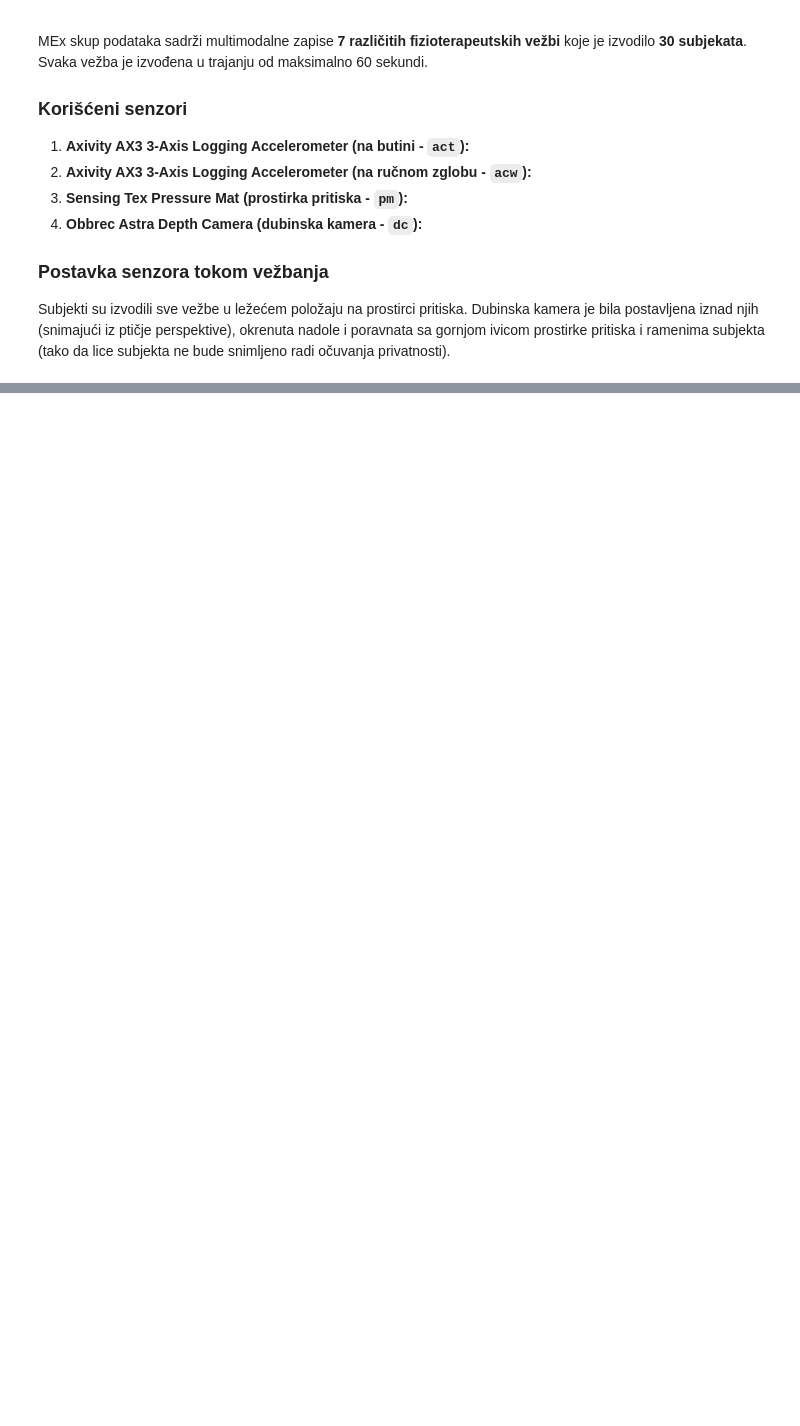
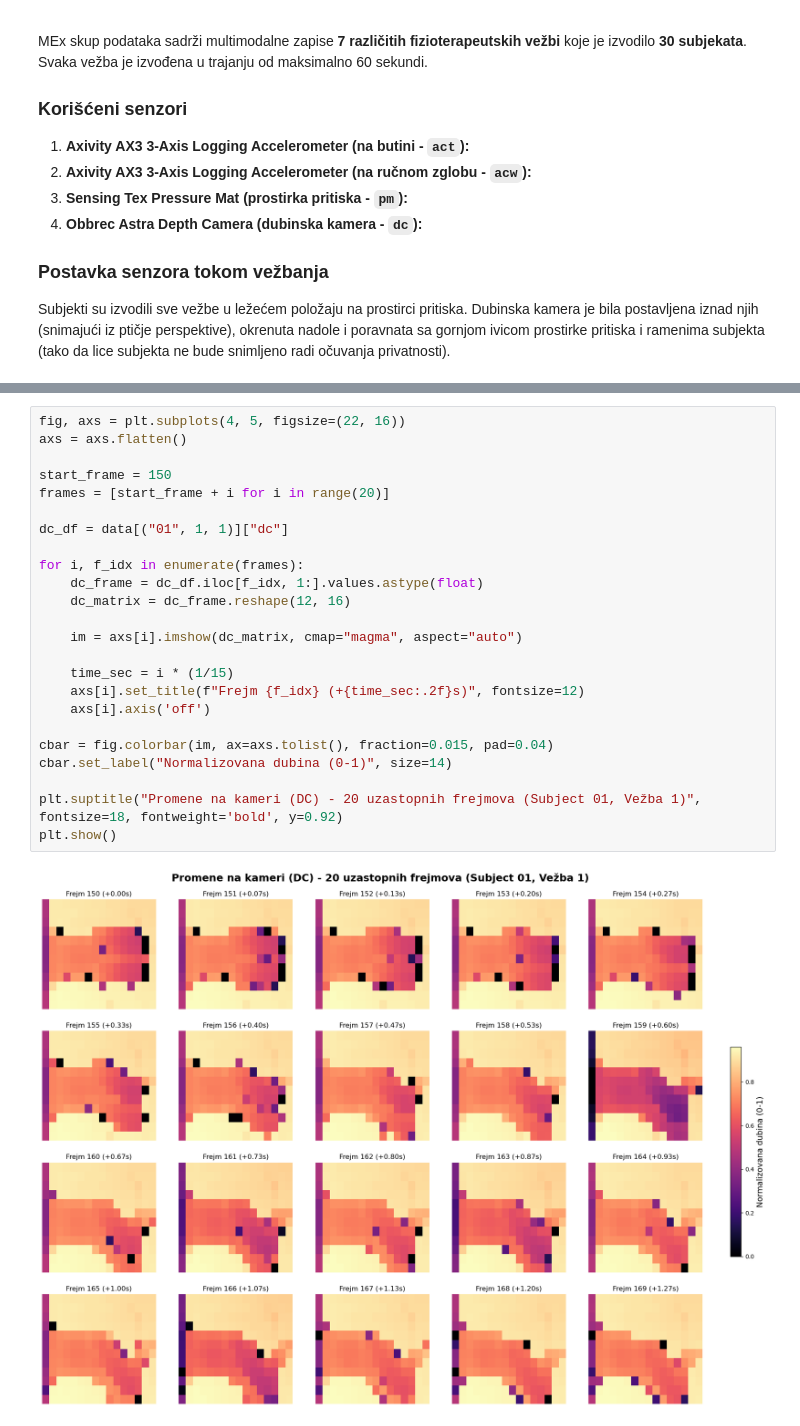
Before and after one commit to matejasilva/IP2_MEx_clustering, a Jupyter notebook: MEx.ipynb, the cells around one changed output, grey strips where cells are left out. Drawn from its saved outputs; the diff is of its cells as text; blank space fills up the shorter version.

```diff
--- a/MEx.ipynb
+++ b/MEx.ipynb
@@ -91,0 +183,26 @@ Podaci učitani. Učitano 239 sesija
+# %%
+fig, axs = plt.subplots(4, 5, figsize=(22, 16))
+axs = axs.flatten()
+
+start_frame = 150
+frames = [start_frame + i for i in range(20)]
+
+dc_df = data[("01", 1, 1)]["dc"]
+
+for i, f_idx in enumerate(frames):
+    dc_frame = dc_df.iloc[f_idx, 1:].values.astype(float)
+    dc_matrix = dc_frame.reshape(12, 16)
+
+    im = axs[i].imshow(dc_matrix, cmap="magma", aspect="auto")
+
+    time_sec = i * (1/15)
+    axs[i].set_title(f"Frejm {f_idx} (+{time_sec:.2f}s)", fontsize=12)
+    axs[i].axis('off')
+
+cbar = fig.colorbar(im, ax=axs.tolist(), fraction=0.015, pad=0.04)
+cbar.set_label("Normalizovana dubina (0-1)", size=14)
+
+plt.suptitle("Promene na kameri (DC) - 20 uzastopnih frejmova (Subject 01, Vežba 1)", fontsize=18, fontweight='bold', y=0.92)
+plt.show()
+# %% [output]
+[figure, added]
```
Also changed, not shown: parts of 7 cells of this notebook.
